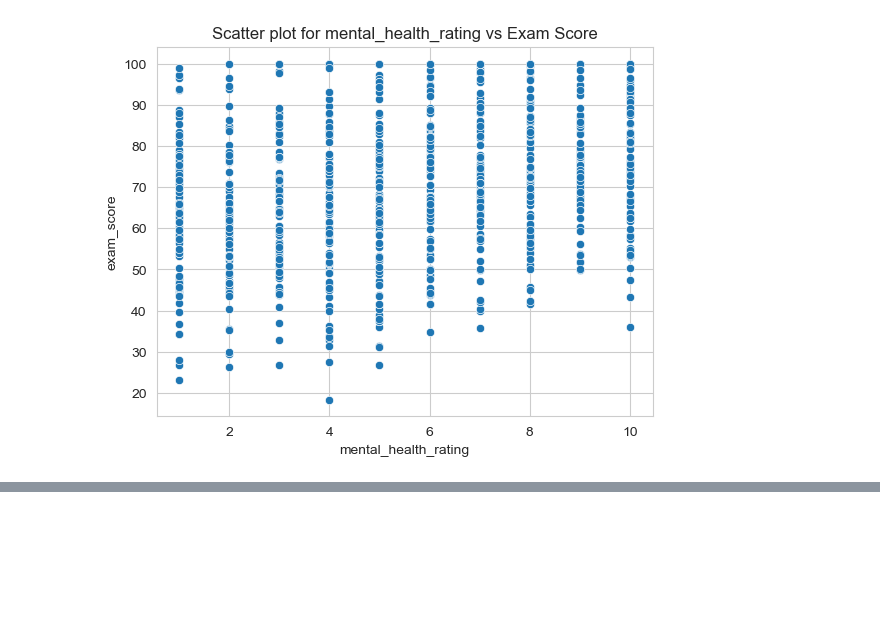
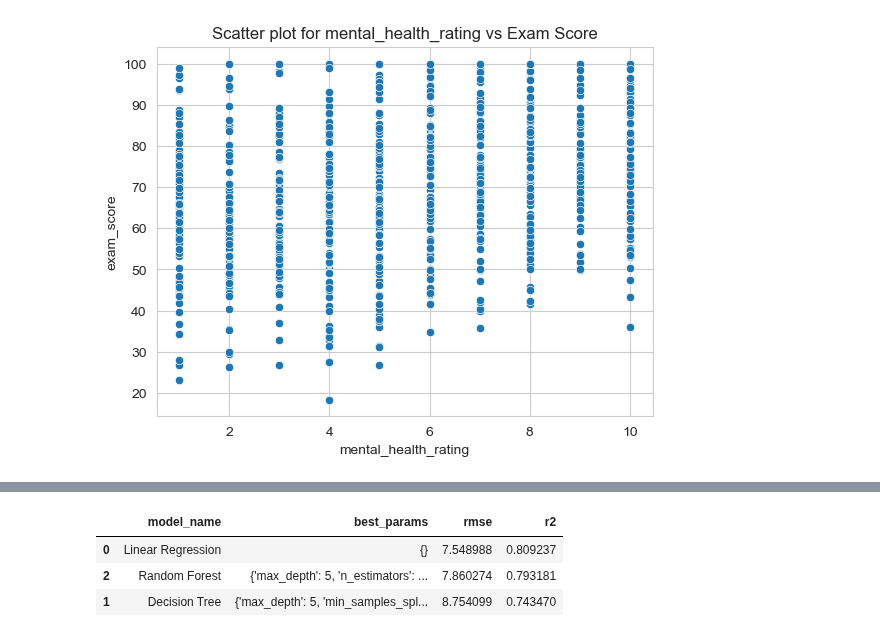
Before and after one commit to sarasithagalagama/student-exam-score-prediction-ml, a Jupyter notebook: notebooks/notebook.ipynb, the cells around one changed output, grey strips where cells are left out. Saved outputs shown, nothing was run; the diff lists cells and outputs as text; code cells hidden in the pictures; blank space fills up the shorter version.

```diff
--- a/notebooks/notebook.ipynb
+++ b/notebooks/notebook.ipynb
@@ -194,0 +276,21 @@ for feature in num_features:
+# %%
+models = {
+    "Linear Regression": {
+        "model": LinearRegression(),
+        "params": {}
+    },
+    "Decision Tree": {
+        "model": DecisionTreeRegressor(),
+        "params": {
+            'max_depth': [3, 5,10], 'min_samples_split': [2, 5]
+        }
+    },
+    "Random Forest": {
+        "model": RandomForestRegressor(),
+        "params": {
+            'n_estimators': [50, 100], 'max_depth': [5, 10]
+        }
+    },
+}
+# %%
+best_models = []
@@ -194,0 +332,9 @@ for feature in num_features:
+# %%
+results_df = pd.DataFrame(best_models)
+# %%
+results_df.sort_values(by='rmse')
+# %% [output]
+|  | model_name | best_params | rmse | r2 |
+| 0 | Linear Regression | {} | 7.548988 | 0.809237 |
+| 2 | Random Forest | {'max_depth': 5, 'n_estimators': ... | 7.860274 | 0.793181 |
+| 1 | Decision Tree | {'max_depth': 5, 'min_samples_spl... | 8.754099 | 0.743470 |
```
Also changed, not shown: parts of 16 cells of this notebook.
